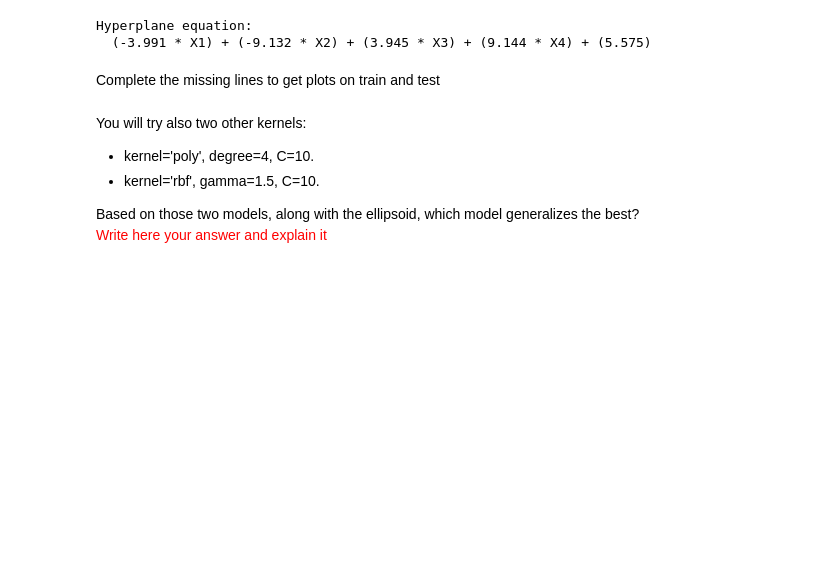
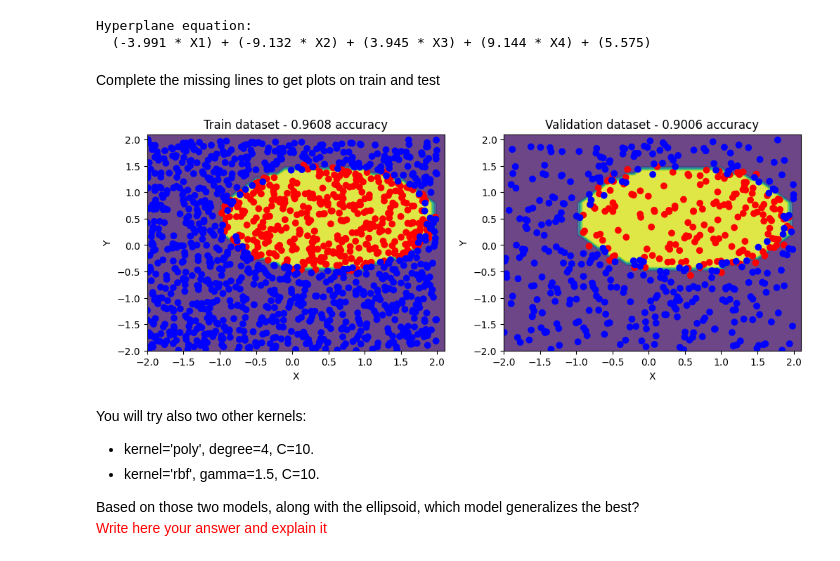
Before and after one commit to ordinary813/ordinaryLib, a Jupyter notebook: Machine learning/HW2/HW2.ipynb, the cells around one changed output. Drawn from its saved outputs; the diff is of its cells as text; code cells hidden in the pictures; blank space fills up the shorter version.

```diff
--- a/Machine learning/HW2/HW2.ipynb
+++ b/Machine learning/HW2/HW2.ipynb
@@ -321,12 +321,24 @@ Based on that equation, construct a mapping function into 4d space, such that th
 After the mapping, learn a linear classifier and print the hyperplane equation.<br/>
 Note: after getting an output, I would recommend you to plot this equation on desmos, just to "see it".
 # %%
-new_features = []
+# this function gets a feature array and returns its ellipsoid kernel
+# features = [x1,x2]
+# new_features = [x1^2, x2^2, x1, x2]
+# ----------------------------------------------- #
+def ellipsify(features):
+  new_features = []
 
-for row in X_train:
-   squaredValues = [val ** 2 for val in row]        # array with 2 cells, which is the features squared
-   squaredValues.extend(row)                        # add to the 2 cell array the 2 original features
-   new_features.append(squaredValues)               # append the new row to the total array
+  for row in features:
+    squaredValues = [val ** 2 for val in row]
+    squaredValues.extend(row)
+    new_features.append(squaredValues)
+
+  # convert to numpy
+  new_features = np.asarray(new_features)
+  return new_features
+
+# ----------------------------------------------- #
+new_features = ellipsify(X_train)
 
 model = SVC(kernel='linear', C=10)
 model.fit(new_features, y_train)
@@ -349,38 +361,41 @@ Hyperplane equation:
 # %% [markdown]
 Complete the missing lines to get plots on train and test
 # %%
-train_features = # Implement here
-train_preds = # Implement here
-train_acc = # Implement here
+train_features = ellipsify(X_train)
+train_preds = model.predict(train_features)
+train_acc = np.mean(train_preds == y_train)
 
-val_features = # Implement here
-val_preds = # Implement here
-val_acc = # Implement here
+val_features = ellipsify(X_val)
+val_preds = model.predict(val_features)
+val_acc = np.mean(val_preds == y_val)
 
 xx, yy = np.meshgrid(np.arange(-2, 2.2, 0.1), np.arange(-2, 2.2, 0.1))
 data = np.c_[xx.ravel(), yy.ravel()]
 
-new_features = # Implement here the new features on 'data'
-Z = # Implement here the predictions of data into 2 classes, using w, b you found
+# have to see what's wrong here
+new_features = ellipsify(data)
+Z = model.predict(new_features)
 Z = Z.reshape(xx.shape)
 
 fig, axs = plt.subplots(1, 2, figsize=(12, 4))
 
 # Plot the training data on the first subplot
 axs[0].contourf(xx, yy, Z, alpha=0.8)
 scatter1 = axs[0].scatter(X_train[:, 0], X_train[:, 1], c=y_train, cmap='bwr')
 axs[0].set_xlabel('X')
 axs[0].set_ylabel('Y')
 axs[0].set_title(f'Train dataset - {train_acc:.4f} accuracy')
 
 # Plot the validation data on the second subplot
 axs[1].contourf(xx, yy, Z, alpha=0.8)
 scatter2 = axs[1].scatter(X_val[:, 0], X_val[:, 1], c=y_val, cmap='bwr')
 axs[1].set_xlabel('X')
 axs[1].set_ylabel('Y')
 axs[1].set_title(f'Validation dataset - {val_acc:.4f} accuracy')
 
 plt.show()
+# %% [output]
+[figure, added]
 # %% [markdown]
 You will try also two other kernels:
   - kernel='poly', degree=4, C=10.
```
Also changed, not shown: parts of 11 cells of this notebook, 3 other files.
